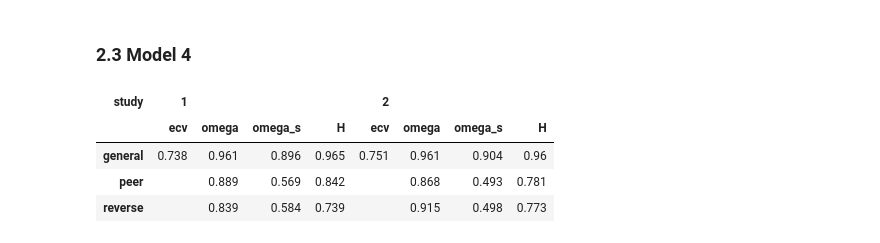
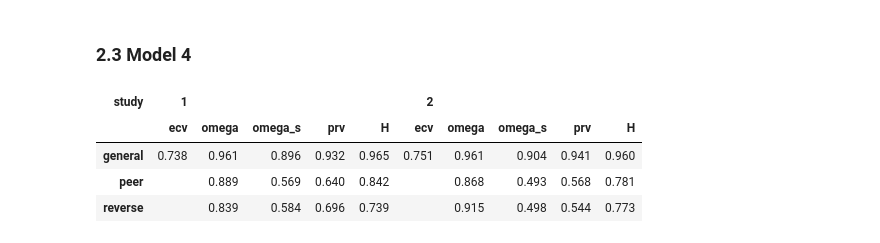
Before and after one commit to szorowi1/mace-irt, a Jupyter notebook: 03_CFA.ipynb, the cells around one changed output. Drawn from its saved outputs; the diff is of its cells as text; code cells hidden in the pictures.

```diff
--- a/03_CFA.ipynb
+++ b/03_CFA.ipynb
@@ -241,0 +429,16 @@ summary.describe().round(3)
+# %%
+## Define I/O parameters.
+studies = ['teicher2015','tuominen2022']
+
+## Main loop.
+for i, study in enumerate(studies):
+
+    l1 = read_csv(os.path.join('stan_results', study, 'grmq_m1.tsv.gz'), sep='\t',
+                  compression='gzip').filter(regex=f'lambda\[[0-9]*,1\]').values
+    l2 = read_csv(os.path.join('stan_results', study, 'grmq_m4.tsv.gz'), sep='\t',
+                  compression='gzip').filter(regex=f'lambda\[[0-9]*,1\]').values
+
+    ## Compute relative bias.
+    bias = np.median((l1 - l2) / l2, axis=1)
+    mu = np.median(bias); lb, ub = hdi(bias, hdi_prob=0.95)
+    print('%s:\t%0.3f [%0.3f, %0.3f]' %(study, mu, lb, ub))
@@ -345,6 +551,7 @@ for study in studies:
         ecv = ecv,
         omega = omega,
         omega_s = omega_s,
+        prv = omega_s / omega,
         H = H
     )))
 
@@ -352,8 +559,8 @@ for study in studies:
 stats = concat(stats).replace({'teicher2015':1, 'tuominen2022': 2})
 
 ## Convert to pivot table.
-stats = stats.pivot_table(['omega','omega_s','ecv','H'], 'subscale', 'study').round(3)
-stats = stats.astype(str)
+stats = stats.pivot_table(['omega','omega_s','prv','ecv','H'], 'subscale', 'study').round(3)
+stats = stats.applymap(lambda x: '%0.3f' %x)
 stats.loc[stats.index!='general','ecv'] = ''
 
 ## Re-organize rows.
@@ -361,7 +568,8 @@ index = ['general', 'VA', 'PA', 'NVEA', 'SA', 'EN', 'PN', 'WSV', 'WIPV', 'PeerVA
 stats = stats.loc[index]
 
 ## Re-organize columns.
-cols = [(1,'ecv'),(1,'omega'),(1,'omega_s'),(1,'H'),(2,'ecv'),(2,'omega'),(2,'omega_s'),(2,'H')]
+cols = [(1,'ecv'),(1,'omega'),(1,'omega_s'),(1,'prv'),(1,'H'),
+        (2,'ecv'),(2,'omega'),(2,'omega_s'),(2,'prv'),(2,'H')]
 stats = stats.swaplevel(axis='columns')[cols]
 
 ## Display table.
@@ -500,6 +708,7 @@ for study in studies:
         ecv = ecv,
         omega = omega,
         omega_s = omega_s,
+        prv = omega_s / omega,
         H = H
     )))
 
@@ -507,8 +716,8 @@ for study in studies:
 stats = concat(stats).replace({'teicher2015':1, 'tuominen2022': 2})
 
 ## Convert to pivot table.
-stats = stats.pivot_table(['omega','omega_s','ecv','H'], 'subscale', 'study').round(3)
-stats = stats.astype(str)
+stats = stats.pivot_table(['omega','omega_s','prv','ecv','H'], 'subscale', 'study').round(3)
+stats = stats.applymap(lambda x: '%0.3f' %x)
 stats.loc[stats.index!='general','ecv'] = ''
 
 ## Re-organize rows.
@@ -516,7 +725,8 @@ index = D.columns
 stats = stats.loc[index]
 
 ## Re-organize columns.
-cols = [(1,'ecv'),(1,'omega'),(1,'omega_s'),(1,'H'),(2,'ecv'),(2,'omega'),(2,'omega_s'),(2,'H')]
+cols = [(1,'ecv'),(1,'omega'),(1,'omega_s'),(1,'prv'),(1,'H'),
+        (2,'ecv'),(2,'omega'),(2,'omega_s'),(2,'prv'),(2,'H')]
 stats = stats.swaplevel(axis='columns')[cols]
 
 ## Display table.
@@ -627,41 +837,43 @@ for study in studies:
 
     #~~~~~~~~~~~~~~~~~~~~~~~~~~~~~~~~~~~~~~~~~~#
     ### Convert to DataFrame.
     #~~~~~~~~~~~~~~~~~~~~~~~~~~~~~~~~~~~~~~~~~~#
 
     stats.append(DataFrame(dict(
         subscale = D.columns,
         study = np.repeat(study, D.columns.size),
         ecv = ecv,
         omega = omega,
         omega_s = omega_s,
+        prv = omega_s / omega,
         H = H
     )))
 
 ## Concatenate DataFrames.
 stats = concat(stats).replace({'teicher2015':1, 'tuominen2022': 2})
 
 ## Convert to pivot table.
-stats = stats.pivot_table(['omega','omega_s','ecv','H'], 'subscale', 'study').round(3)
-stats = stats.astype(str)
+stats = stats.pivot_table(['omega','omega_s','prv','ecv','H'], 'subscale', 'study').round(3)
+stats = stats.applymap(lambda x: '%0.3f' %x)
 stats.loc[stats.index!='general','ecv'] = ''
 
 ## Re-organize rows.
 index = D.columns
 stats = stats.loc[index]
 
 ## Re-organize columns.
-cols = [(1,'ecv'),(1,'omega'),(1,'omega_s'),(1,'H'),(2,'ecv'),(2,'omega'),(2,'omega_s'),(2,'H')]
+cols = [(1,'ecv'),(1,'omega'),(1,'omega_s'),(1,'prv'),(1,'H'),
+        (2,'ecv'),(2,'omega'),(2,'omega_s'),(2,'prv'),(2,'H')]
 stats = stats.swaplevel(axis='columns')[cols]
 
 ## Display table.
 stats
 # %% [output]
-| study | 1 |  |  |  | 2 |  |  |  |
-|  | ecv | omega | omega_s | H | ecv | omega | omega_s | H |
-| general | 0.738 | 0.961 | 0.896 | 0.965 | 0.751 | 0.961 | 0.904 | 0.96 |
-| peer |  | 0.889 | 0.569 | 0.842 |  | 0.868 | 0.493 | 0.781 |
-| reverse |  | 0.839 | 0.584 | 0.739 |  | 0.915 | 0.498 | 0.773 |
+| study | 1 |  |  |  |  | 2 |  |  |  |  |
+|  | ecv | omega | omega_s | prv | H | ecv | omega | omega_s | prv | H |
+| general | 0.738 | 0.961 | 0.896 | 0.932 | 0.965 | 0.751 | 0.961 | 0.904 | 0.941 | 0.960 |
+| peer |  | 0.889 | 0.569 | 0.640 | 0.842 |  | 0.868 | 0.493 | 0.568 | 0.781 |
+| reverse |  | 0.839 | 0.584 | 0.696 | 0.739 |  | 0.915 | 0.498 | 0.544 | 0.773 |
 # %%
 print(stats.to_latex())
 # %% [output]
```
Also changed, not shown: parts of 48 cells of this notebook, 1 other file.
